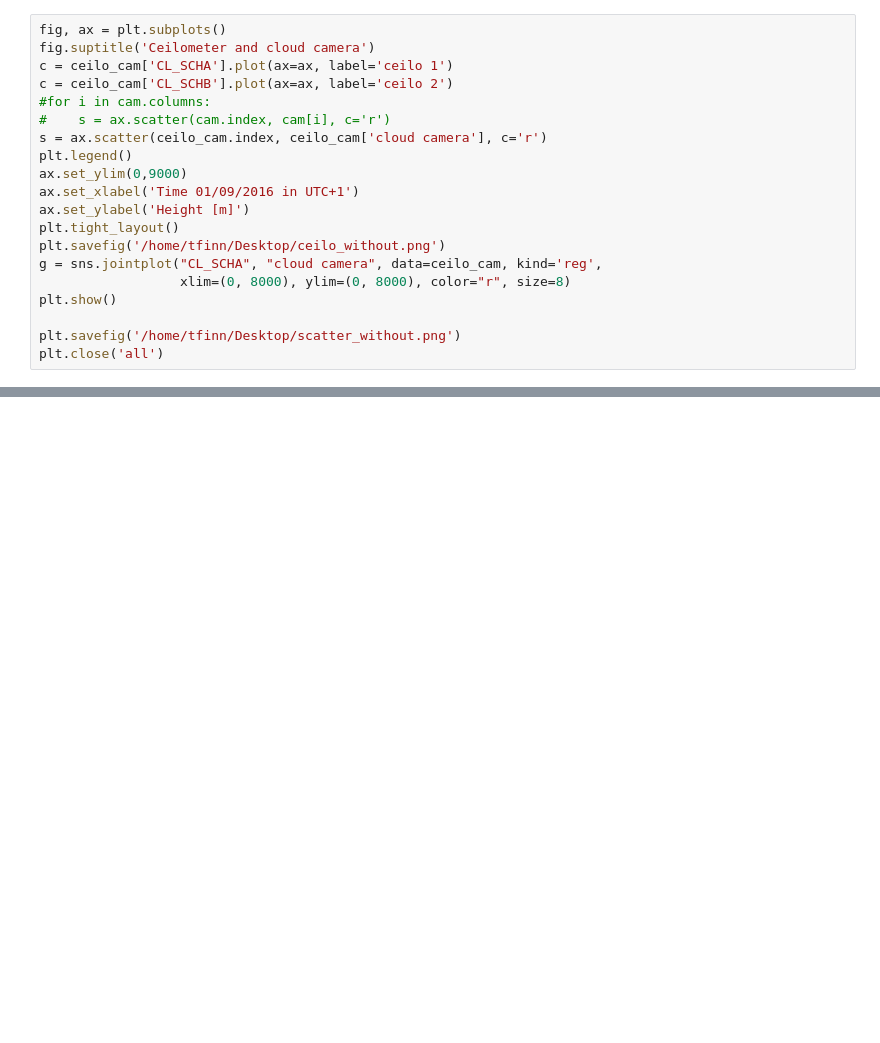
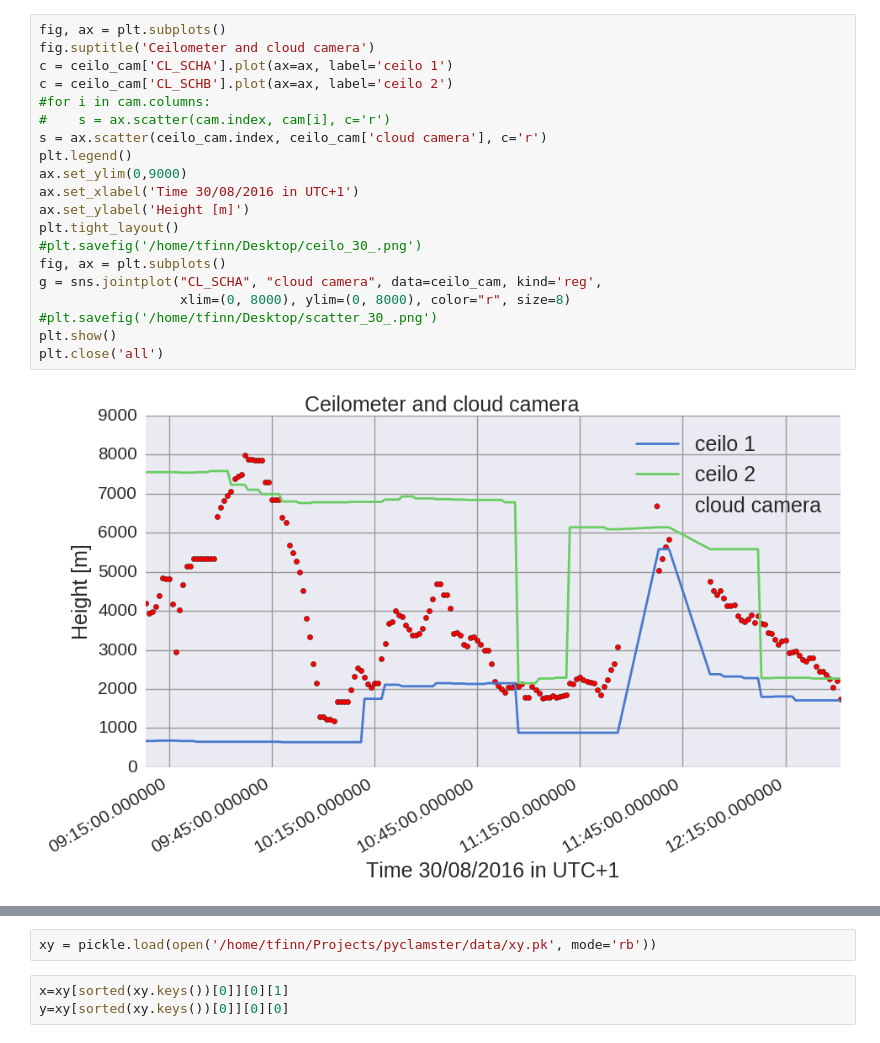
Before and after one commit to LEX2016WoKaGru/pyclamster, a Jupyter notebook: scripts/plt_ceilo_cam.ipynb, the cells around one changed output, grey strips where cells are left out. Cells and saved outputs as stored; diff of their text form; blank space fills up the shorter version.

```diff
--- a/scripts/plt_ceilo_cam.ipynb
+++ b/scripts/plt_ceilo_cam.ipynb
@@ -36,20 +40,22 @@ ceilo_cam.dropna().corr()
 # %%
 fig, ax = plt.subplots()
 fig.suptitle('Ceilometer and cloud camera')
 c = ceilo_cam['CL_SCHA'].plot(ax=ax, label='ceilo 1')
 c = ceilo_cam['CL_SCHB'].plot(ax=ax, label='ceilo 2')
 #for i in cam.columns:
 #    s = ax.scatter(cam.index, cam[i], c='r')
 s = ax.scatter(ceilo_cam.index, ceilo_cam['cloud camera'], c='r')
 plt.legend()
 ax.set_ylim(0,9000)
-ax.set_xlabel('Time 01/09/2016 in UTC+1')
+ax.set_xlabel('Time 30/08/2016 in UTC+1')
 ax.set_ylabel('Height [m]')
 plt.tight_layout()
-plt.savefig('/home/tfinn/Desktop/ceilo_without.png')
+#plt.savefig('/home/tfinn/Desktop/ceilo_30_.png')
+fig, ax = plt.subplots()
 g = sns.jointplot("CL_SCHA", "cloud camera", data=ceilo_cam, kind='reg',
                   xlim=(0, 8000), ylim=(0, 8000), color="r", size=8)
+#plt.savefig('/home/tfinn/Desktop/scatter_30_.png')
 plt.show()
-
-plt.savefig('/home/tfinn/Desktop/scatter_without.png')
 plt.close('all')
+# %% [output]
+[figure, added]
@@ -55,0 +64,5 @@ plt.close('all')
+# %%
+xy = pickle.load(open('/home/tfinn/Projects/pyclamster/data/xy.pk', mode='rb'))
+# %%
+x=xy[sorted(xy.keys())[0]][0][1]
+y=xy[sorted(xy.keys())[0]][0][0]
```
Also changed, not shown: parts of 6 cells of this notebook, 8 other files.
